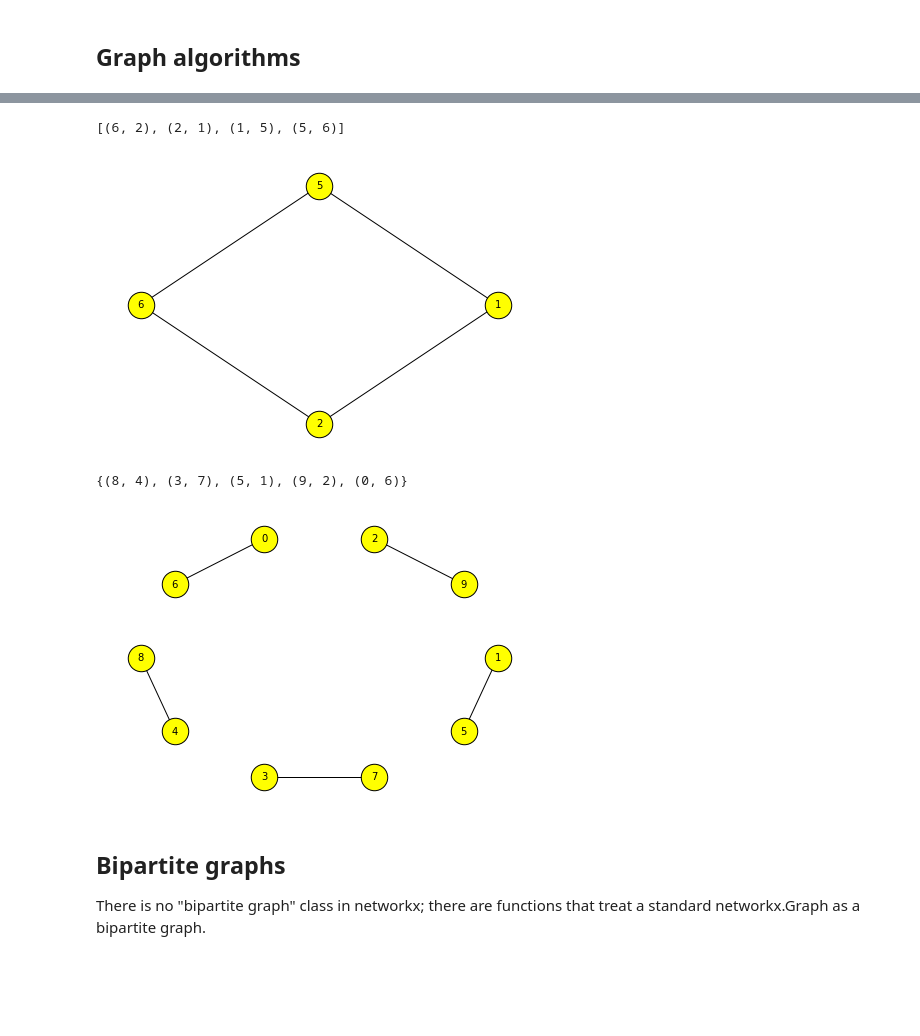
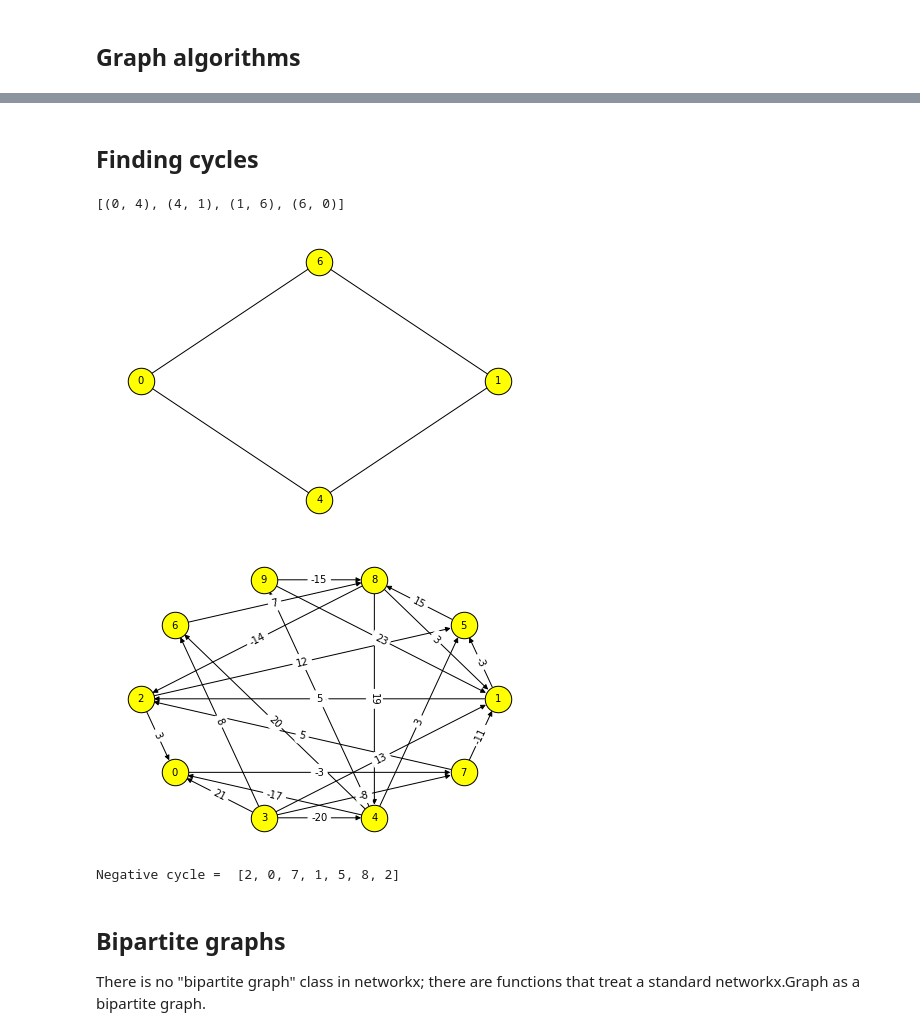
Before and after one commit to erelsgl-at-ariel/research-5785, a Jupyter notebook: 03-python-numstack/code/6-networkx.ipynb, the cells around one changed output, grey strips where cells are left out. Drawn from its saved outputs; the diff is of its cells as text; code cells hidden in the pictures; blank space fills up the shorter version.

Commit message:
networkx

```diff
--- a/03-python-numstack/code/6-networkx.ipynb
+++ b/03-python-numstack/code/6-networkx.ipynb
@@ -198,17 +212,37 @@ print(nx.floyd_warshall_numpy(my_digraph)) # returns a numpy array containing al
+# %% [markdown]
+## Finding cycles
 # %%
-cycle = nx.find_cycle(my_digraph)
+cycle = nx.find_cycle(my_graph)
 print(cycle)
 nx.draw_shell(nx.Graph(cycle), **draw_options)
 # %% [output]
-[(6, 2), (2, 1), (1, 5), (5, 6)]
+[(0, 4), (4, 1), (1, 6), (6, 0)]
 [figure]
-# %%
-max_weight_matching = nx.max_weight_matching(my_digraph)
-print(max_weight_matching)
-nx.draw_shell(nx.Graph(max_weight_matching) , **draw_options)
-# %% [output]
-{(8, 4), (3, 7), (5, 1), (9, 2), (0, 6)}
-[figure, removed]
+# %%
+def random_weighted_digraph_with_negative_weights(num_of_nodes, probability_of_edge):
+    G = nx.DiGraph()
+    for u in range(num_of_nodes):
+        for v in range(u+1,num_of_nodes):
+            if np.random.random() <= probability_of_edge:
+                u_to_v = np.random.random() <= 0.5
+                weight = np.random.randint(-20,30)
+                if u_to_v:
+                    G.add_edge(u,v, weight = weight)
+                else:
+                    G.add_edge(v,u, weight = weight)
+    return G
+
+G = random_weighted_digraph_with_negative_weights(10,0.5)
+draw_weighted_graph_shell(G, **draw_options)
+plt.show()
+try:
+    cycle = nx.find_negative_cycle(G, 0)  # Start the search at node 0 (arbitrary)
+    print("Negative cycle = ",cycle)
+except nx.NetworkXError as err:
+    print(err)
+# %% [output]
+[figure, added]
+Negative cycle =  [2, 0, 7, 1, 5, 8, 2]
 # %% [markdown]
 ## Bipartite graphs
 
```
Also changed, not shown: parts of 26 cells of this notebook, 1 other file.
